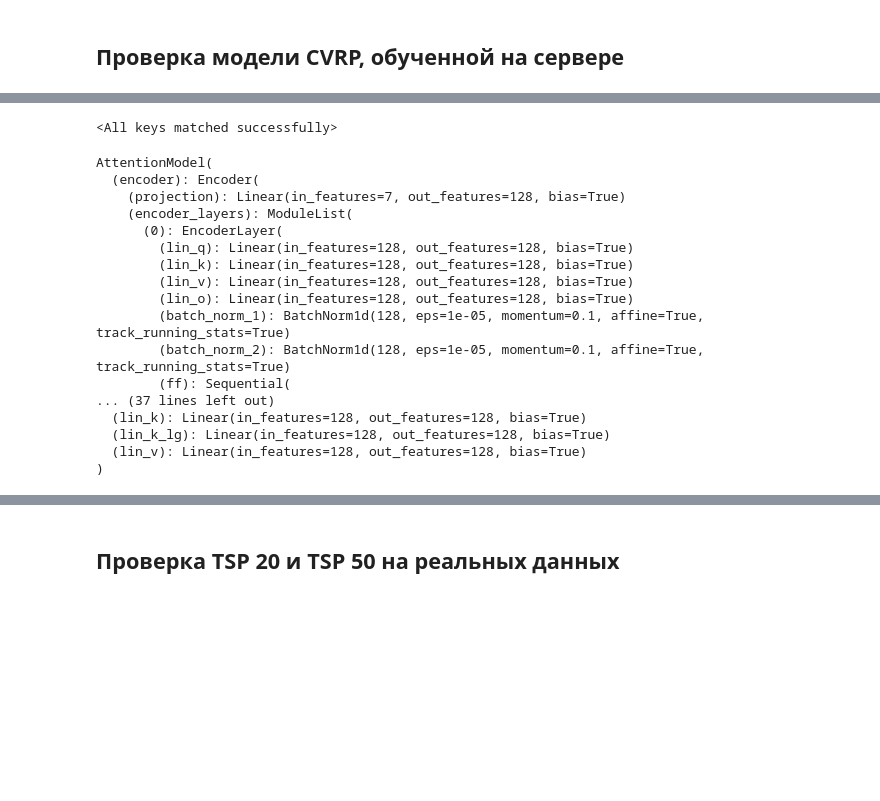
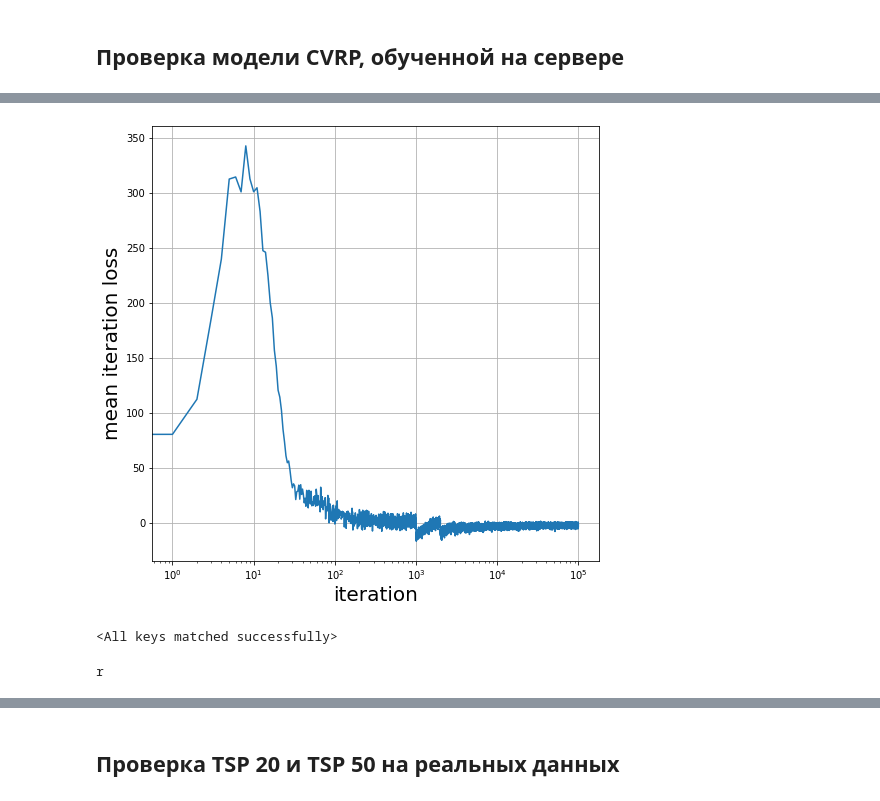
Before and after one commit to Arssel/CMC6, a Jupyter notebook: Experiments.ipynb, the cells around one changed output, grey strips where cells are left out. Drawn from its saved outputs; the diff is of its cells as text; code cells hidden in the pictures; blank space fills up the shorter version.

```diff
--- a/Experiments.ipynb
+++ b/Experiments.ipynb
@@ -80,3 +108,14 @@ f.close()
+# %%
+fig = plt.figure(figsize=(8,8))
+ax = fig.add_subplot(1, 1, 1)
+ax.set_xscale('log')
+plt.plot(loss)
+plt.xlabel('iteration', fontsize=20)
+plt.ylabel('mean iteration loss', fontsize=20)
+plt.grid()
+fig.savefig('loss_20_twtsp.png')
+# %% [output]
+[figure, added]
 # %%
 model = AttentionModel().to("cuda")
 model.load_state_dict(weights)
@@ -84,21 +123,6 @@ model.load_state_dict(weights)
 <All keys matched successfully>
 # %%
 model.eval()
+print('r')
 # %% [output]
-AttentionModel(
-  (encoder): Encoder(
-    (projection): Linear(in_features=7, out_features=128, bias=True)
-    (encoder_layers): ModuleList(
-      (0): EncoderLayer(
-        (lin_q): Linear(in_features=128, out_features=128, bias=True)
-        (lin_k): Linear(in_features=128, out_features=128, bias=True)
-        (lin_v): Linear(in_features=128, out_features=128, bias=True)
-        (lin_o): Linear(in_features=128, out_features=128, bias=True)
-        (batch_norm_1): BatchNorm1d(128, eps=1e-05, momentum=0.1, affine=True, track_running_stats=True)
-        (batch_norm_2): BatchNorm1d(128, eps=1e-05, momentum=0.1, affine=True, track_running_stats=True)
-        (ff): Sequential(
-... (37 lines left out)
-  (lin_k): Linear(in_features=128, out_features=128, bias=True)
-  (lin_k_lg): Linear(in_features=128, out_features=128, bias=True)
-  (lin_v): Linear(in_features=128, out_features=128, bias=True)
-)
+r
```
Also changed, not shown: parts of 78 cells of this notebook, 17 other files.
